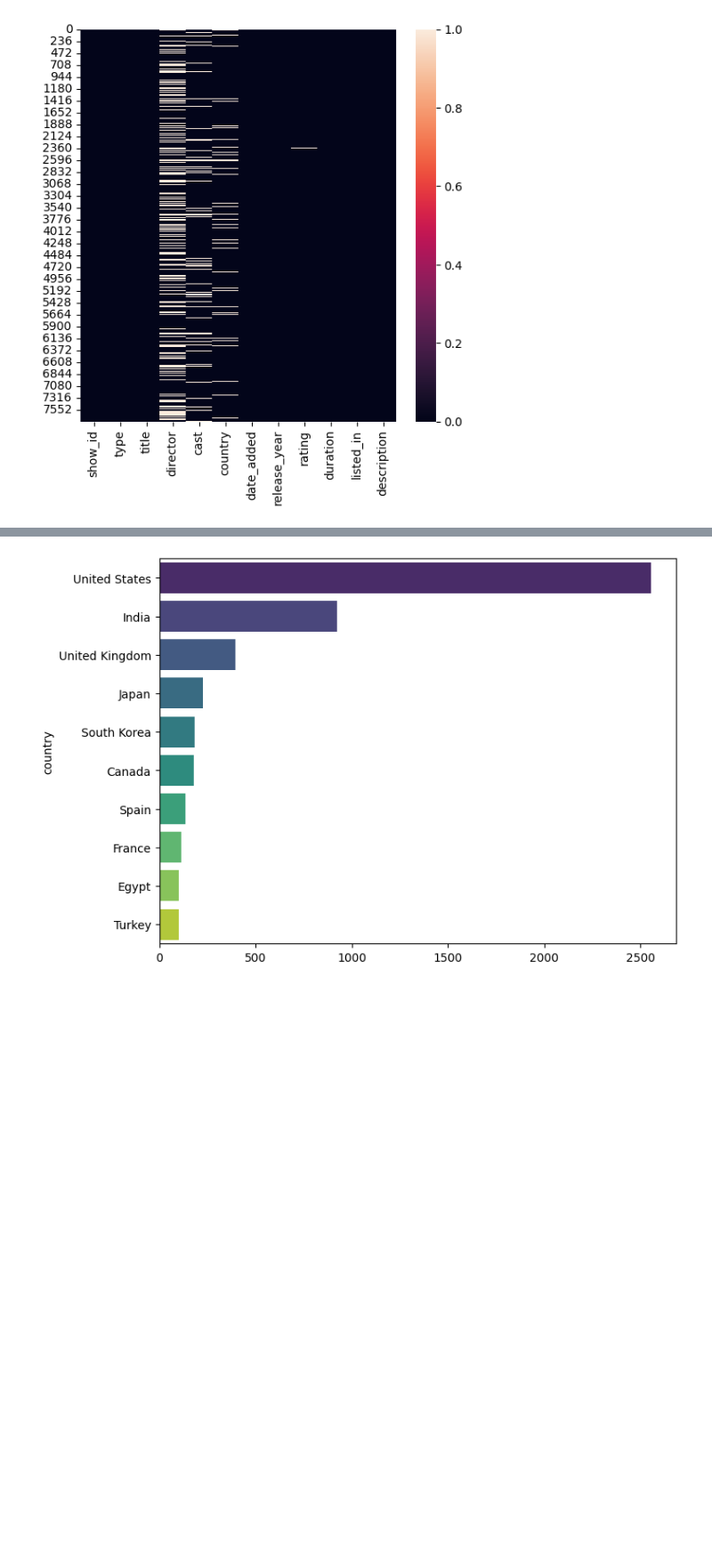
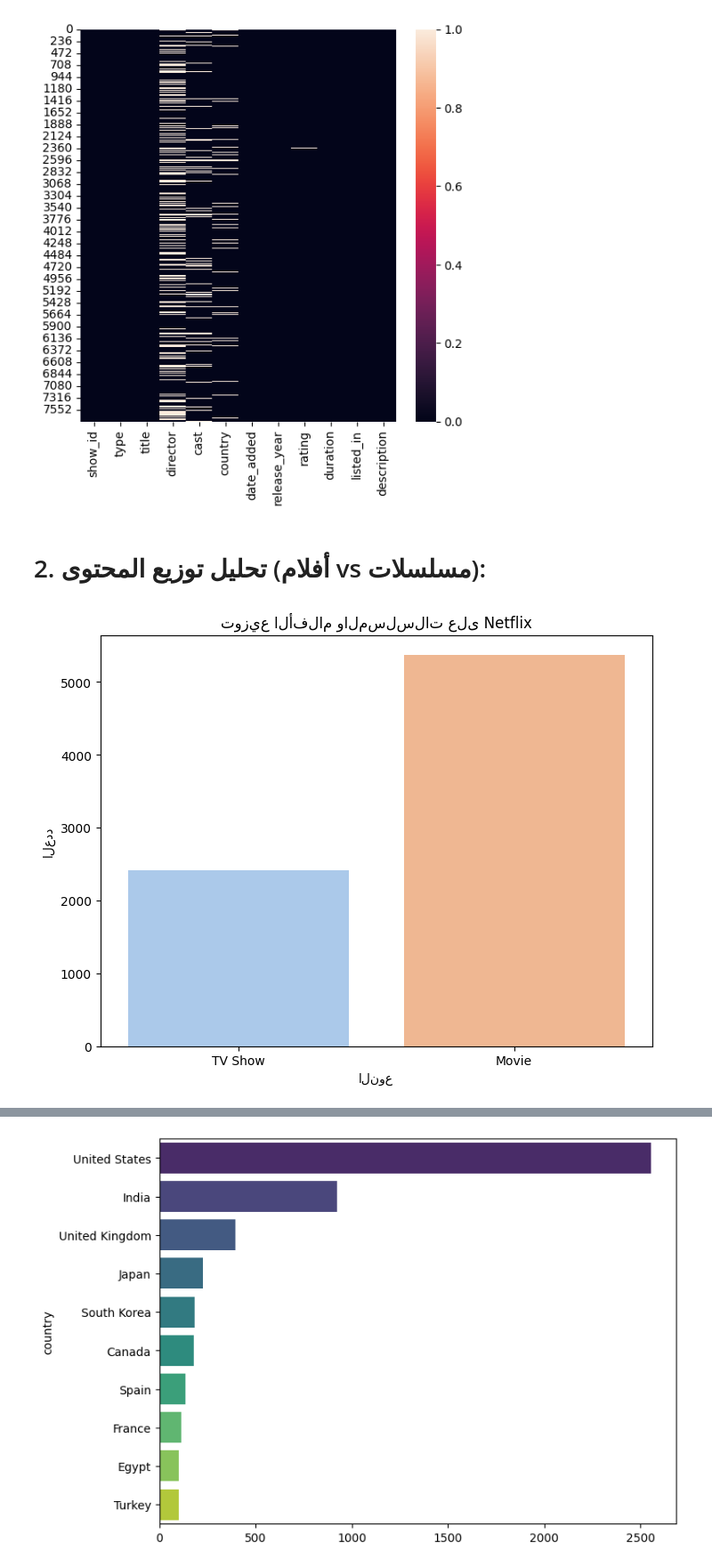
Before and after one commit to ashraf-abdalghani/mycolab, a Jupyter notebook: Netflix_.ipynb, the cells around one changed output, grey strips where cells are left out. Shown: that part at 89% size. Drawn from its saved outputs; the diff is of its cells as text; code cells hidden in the pictures; blank space fills up the shorter version.

```diff
--- a/Netflix_.ipynb
+++ b/Netflix_.ipynb
@@ -87,3 +87,14 @@ sns.heatmap(df.isna())
 # %% [output]
 <Axes: >
 [figure]
+# %% [markdown]
+# 2. تحليل توزيع المحتوى (أفلام vs مسلسلات):
+# %%
+plt.figure(figsize=(8, 6))
+sns.countplot(x='type', data=df, palette='pastel')
+plt.title("توزيع الأفلام والمسلسلات على Netflix")  # دالة title()
+plt.xlabel("النوع")  # دالة xlabel()
+plt.ylabel("العدد")  # دالة ylabel()
+plt.show()
+# %% [output]
+[figure, added]
```
Also changed, not shown: parts of 29 cells of this notebook.
